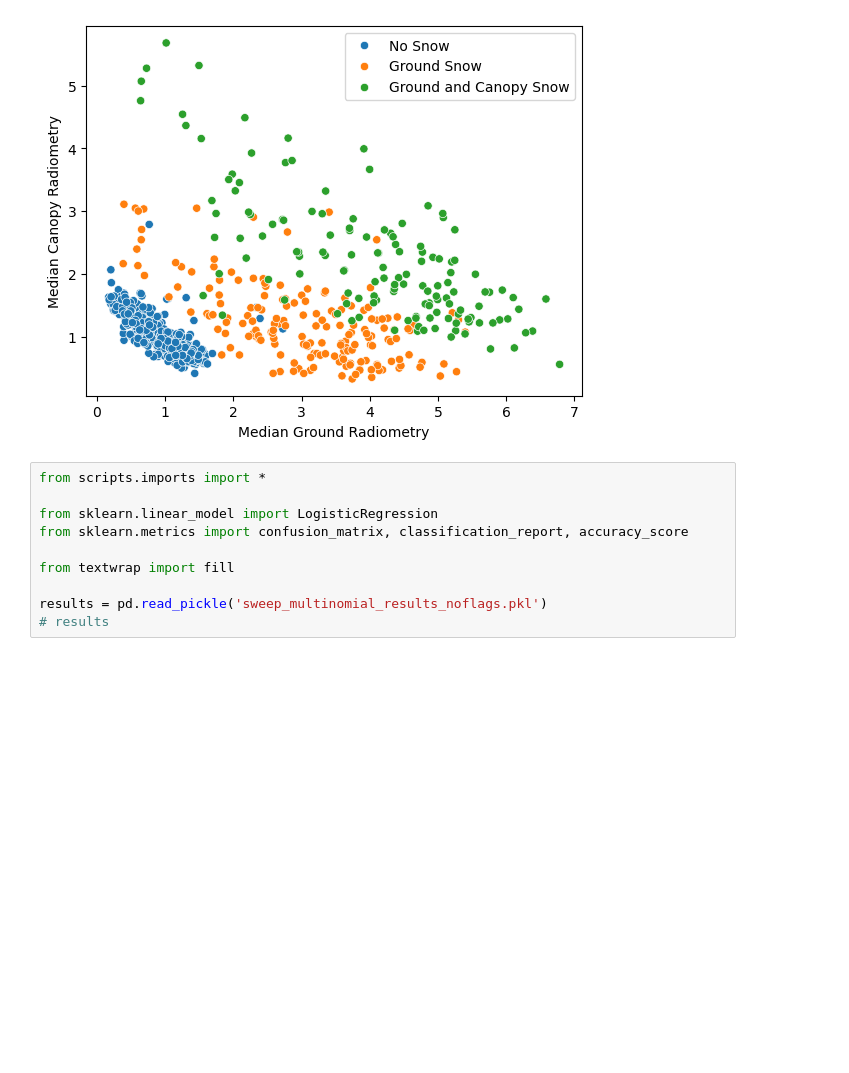
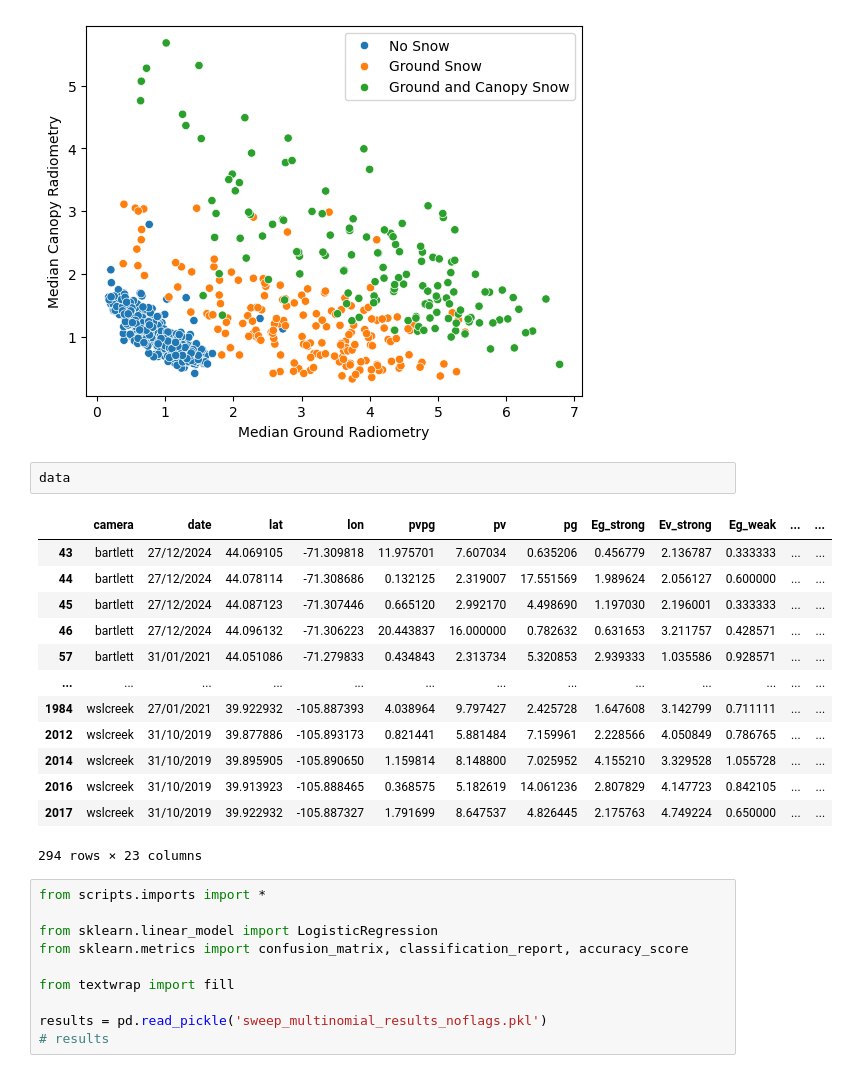
Before and after one commit to thomaslaraia/Snowstradamus, a Jupyter notebook: FSC_dataframe_analysis_80m_OG.ipynb, the cells around one changed output. Cells and saved outputs as stored; diff of their text form; blank space fills up the shorter version.

```diff
--- a/FSC_dataframe_analysis_80m_OG.ipynb
+++ b/FSC_dataframe_analysis_80m_OG.ipynb
@@ -326,6 +326,22 @@ Try using .loc[row_indexer,col_indexer] = value instead
 See the caveats in the documentation: https://pandas.pydata.org/pandas-docs/stable/user_guide/indexing.html#returning-a-view-versus-a-copy
   data["Conditions"] = data["JointSnow"].map({0: "No Snow", 1: "Ground Snow", 2: "Ground and Canopy Snow"})
 [figure]
+# %%
+data
+# %% [output]
+|  | camera | date | lat | lon | pvpg | pv | pg | Eg_strong | Ev_strong | Eg_weak | ... | ... |
+| 43 | bartlett | 27/12/2024 | 44.069105 | -71.309818 | 11.975701 | 7.607034 | 0.635206 | 0.456779 | 2.136787 | 0.333333 | ... | ... |
+| 44 | bartlett | 27/12/2024 | 44.078114 | -71.308686 | 0.132125 | 2.319007 | 17.551569 | 1.989624 | 2.056127 | 0.600000 | ... | ... |
+| 45 | bartlett | 27/12/2024 | 44.087123 | -71.307446 | 0.665120 | 2.992170 | 4.498690 | 1.197030 | 2.196001 | 0.333333 | ... | ... |
+| 46 | bartlett | 27/12/2024 | 44.096132 | -71.306223 | 20.443837 | 16.000000 | 0.782632 | 0.631653 | 3.211757 | 0.428571 | ... | ... |
+| 57 | bartlett | 31/01/2021 | 44.051086 | -71.279833 | 0.434843 | 2.313734 | 5.320853 | 2.939333 | 1.035586 | 0.928571 | ... | ... |
+| ... | ... | ... | ... | ... | ... | ... | ... | ... | ... | ... | ... | ... |
+| 1984 | wslcreek | 27/01/2021 | 39.922932 | -105.887393 | 4.038964 | 9.797427 | 2.425728 | 1.647608 | 3.142799 | 0.711111 | ... | ... |
+| 2012 | wslcreek | 31/10/2019 | 39.877886 | -105.893173 | 0.821441 | 5.881484 | 7.159961 | 2.228566 | 4.050849 | 0.786765 | ... | ... |
+| 2014 | wslcreek | 31/10/2019 | 39.895905 | -105.890650 | 1.159814 | 8.148800 | 7.025952 | 4.155210 | 3.329528 | 1.055728 | ... | ... |
+| 2016 | wslcreek | 31/10/2019 | 39.913923 | -105.888465 | 0.368575 | 5.182619 | 14.061236 | 2.807829 | 4.147723 | 0.842105 | ... | ... |
+| 2017 | wslcreek | 31/10/2019 | 39.922932 | -105.887327 | 1.791699 | 8.647537 | 4.826445 | 2.175763 | 4.749224 | 0.650000 | ... | ... |
+294 rows × 23 columns
 # %%
 from scripts.imports import *
 
```
Also changed, not shown: parts of 2 cells of this notebook, 1 other file.
